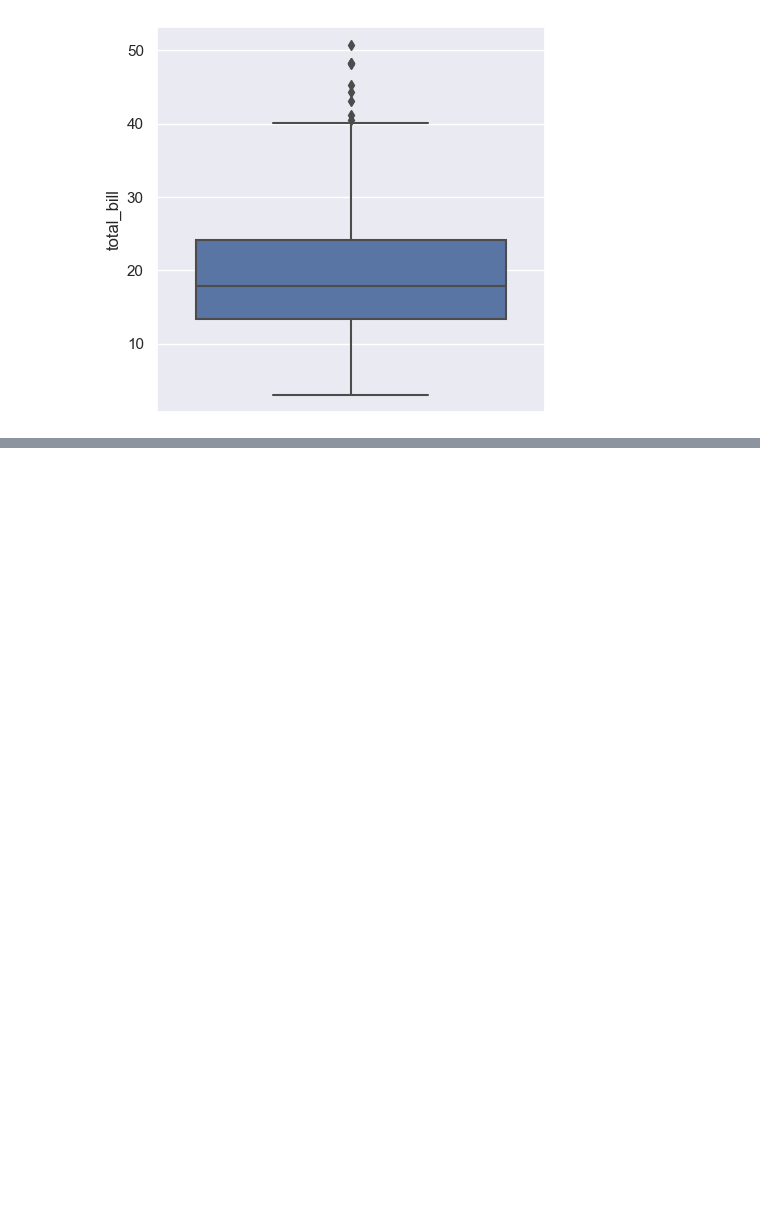
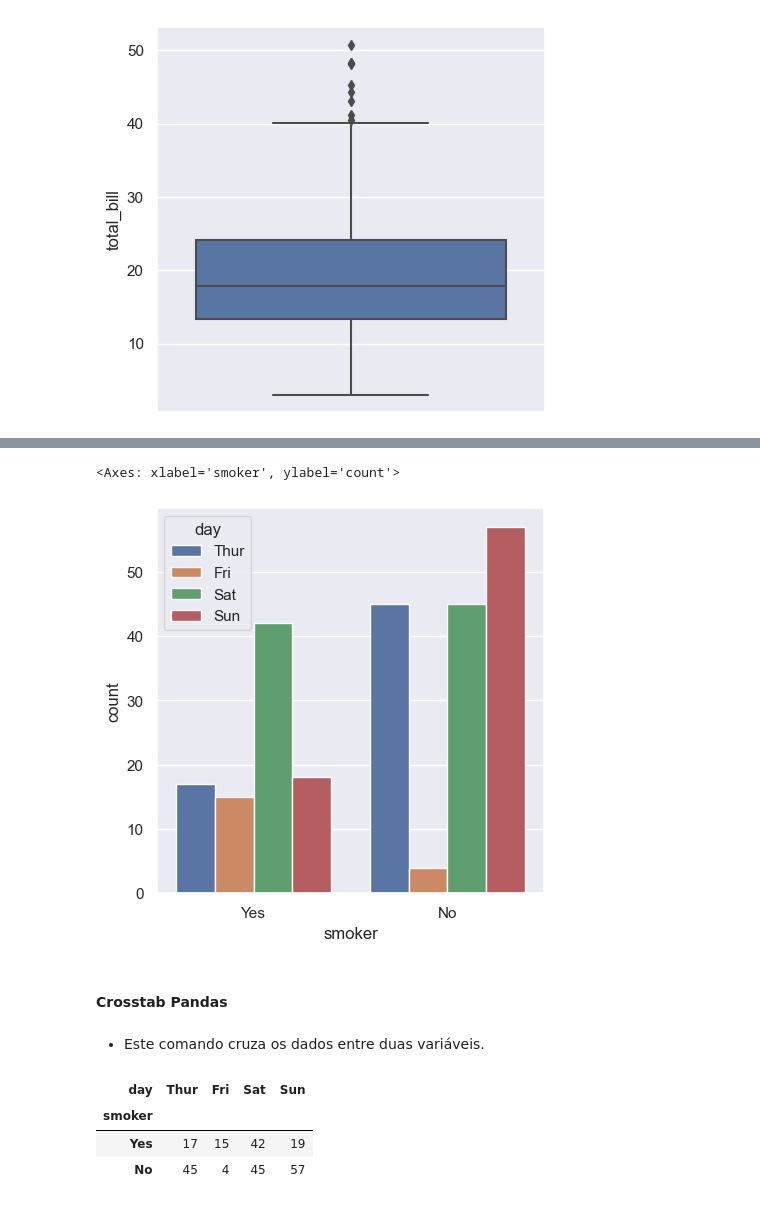
Before and after one commit to gfrigo/AnaliseDescritiva, a Jupyter notebook: Anotações/Seaborn.ipynb, the cells around one changed output, grey strips where cells are left out. Cells and saved outputs as stored; diff of their text form; code cells hidden in the pictures; blank space fills up the shorter version.

```diff
--- a/Anotações/Seaborn.ipynb
+++ b/Anotações/Seaborn.ipynb
@@ -128,0 +195,21 @@ sns.boxplot(y="total_bill", data=tips[tips['tip_pct']<1])
+# %%
+sns.countplot(x='smoker'
+              , hue = 'day'
+              , data=tips[tips.tip_pct < 1]
+             )
+# %% [output]
+<Axes: xlabel='smoker', ylabel='count'>
+[figure, added]
+# %% [markdown]
+#### Crosstab Pandas
+# %% [markdown]
+* Este comando cruza os dados entre duas variáveis.
+# %%
+# Tabela cruzada
+freq = pd.crosstab(tips['smoker'], tips['day'])
+freq
+# %% [output]
+| day | Thur | Fri | Sat | Sun |
+| smoker |  |  |  |  |
+| Yes | 17 | 15 | 42 | 19 |
+| No | 45 | 4 | 45 | 57 |
```
Also changed, not shown: parts of 43 cells of this notebook.
